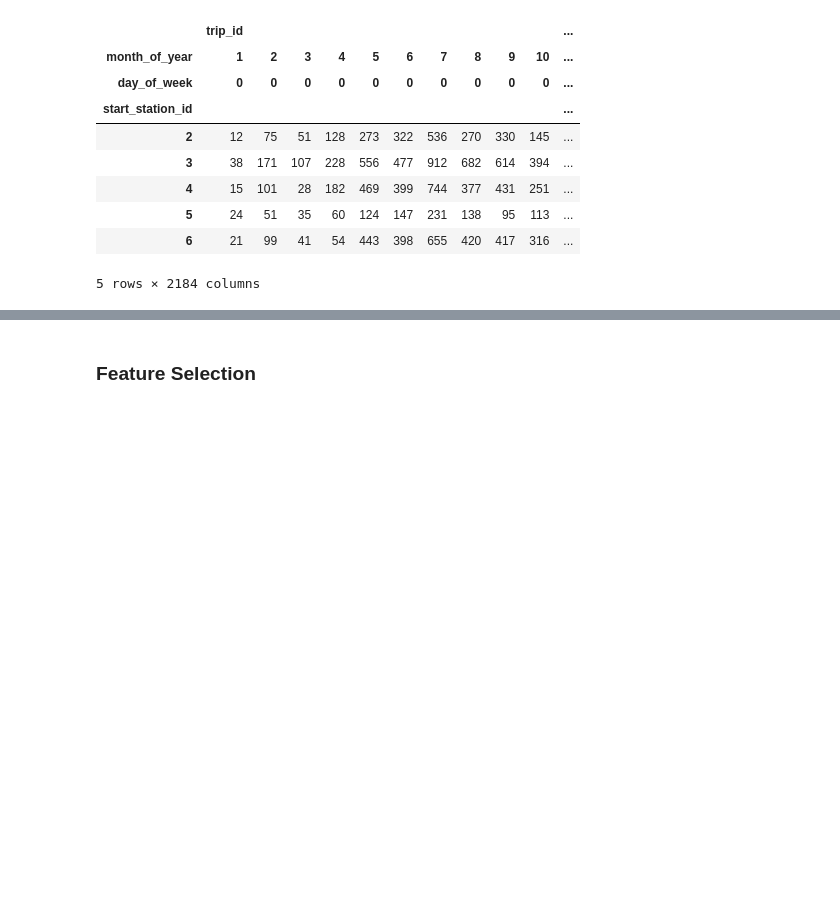
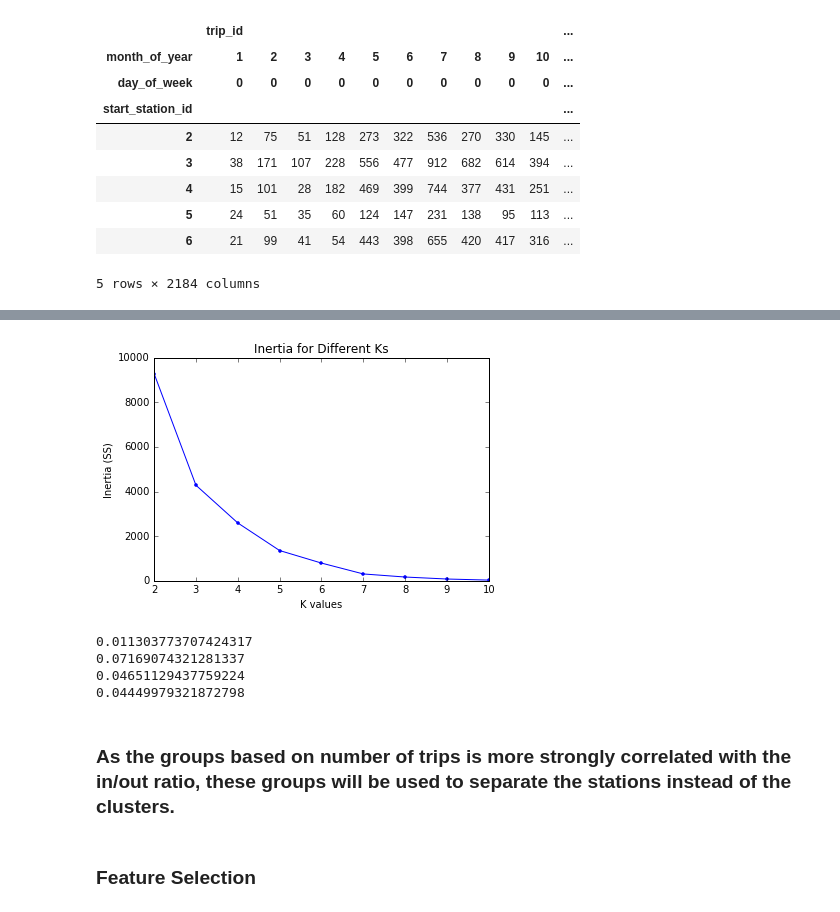
Before and after one commit to dgeihsler15/Springboard, a Jupyter notebook: Capstone1/Machine_Learning_Analysis.ipynb, the cells around one changed output, grey strips where cells are left out. Saved outputs shown, nothing was run; the diff lists cells and outputs as text; code cells hidden in the pictures; blank space fills up the shorter version.

Commit message:
added clustering to machine learning portion

```diff
--- a/Capstone1/Machine_Learning_Analysis.ipynb
+++ b/Capstone1/Machine_Learning_Analysis.ipynb
@@ -160,0 +150,10 @@ memory usage: 4.5 MB
+# %%
+sections = []
+
+for i in data['latitude']:
+    if i >= 41.886923:
+        sections.append(1)
+    else:
+        sections.append(0)
+# %%
+data['section'] = sections
@@ -160,0 +183,2 @@ memory usage: 4.5 MB
+# %%
+data['territory'] = territory
@@ -167,0 +199,4 @@ X = data[['start_station_id', 'day_of_week', 'month_of_year', 'average_duration'
+# %%
+find_clusters = data.groupby('start_station_id').mean()
+find_clusters = find_clusters[['capacity', 'average_duration', 'ratio', 'territory'] ]
+find_clusters.head()
@@ -167,0 +211,28 @@ X = data[['start_station_id', 'day_of_week', 'month_of_year', 'average_duration'
+# %%
+from sklearn.cluster import KMeans
+
+f1 = find_clusters['capacity'].values
+#f2 = find_clusters['average_duration'].values
+f3 = find_clusters['ratio'].values
+#f4 = find_clusters['territory'].values
+
+M=np.matrix(zip(f1,f3))
+
+SS = []
+
+for k in range(2,11):
+    cluster = KMeans(n_clusters=k)
+    cluster.fit(M)
+    SS.append(cluster.inertia_)
+
+#Construct a plot showing SS for each K and pick K using this plot. For simplicity, test 2≤K≤10.
+x_range = [2,3,4,5,6,7,8,9,10]
+
+plt.plot(x_range, SS, marker='.')
+plt.xlabel('K values')
+plt.ylabel('Inertia (SS)')
+plt.title('Inertia for Different Ks')
+
+plt.show()
+# %% [output]
+[figure, added]
@@ -167,0 +245,12 @@ X = data[['start_station_id', 'day_of_week', 'month_of_year', 'average_duration'
+# %%
+print sp.stats.pearsonr(data.section, data.ratio)[0]
+print sp.stats.pearsonr(data.group, data.ratio)[0]
+print sp.stats.pearsonr(data.territory, data.ratio)[0]
+print sp.stats.pearsonr(data.cluster_id, data.ratio)[0]
+# %% [output]
+0.011303773707424317
+0.07169074321281337
+0.04651129437759224
+0.04449979321872798
+# %% [markdown]
+### As the groups based on number of trips is more strongly correlated with the in/out ratio, these groups will be used to separate the stations instead of the clusters.
```
Also changed, not shown: parts of 99 cells of this notebook.
